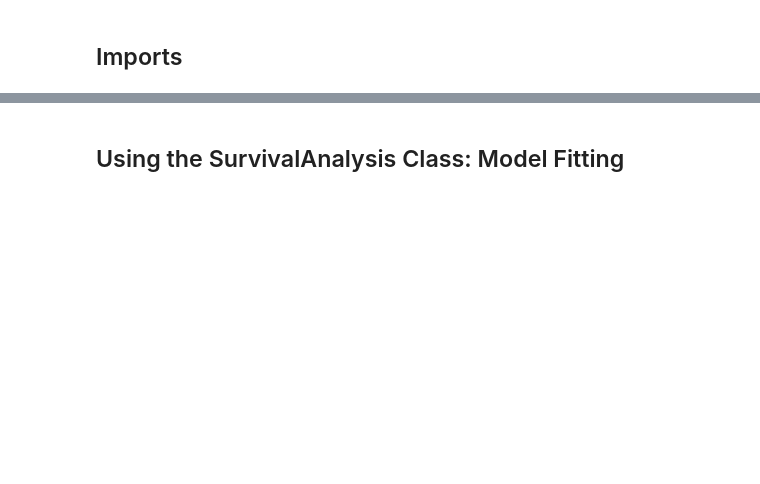
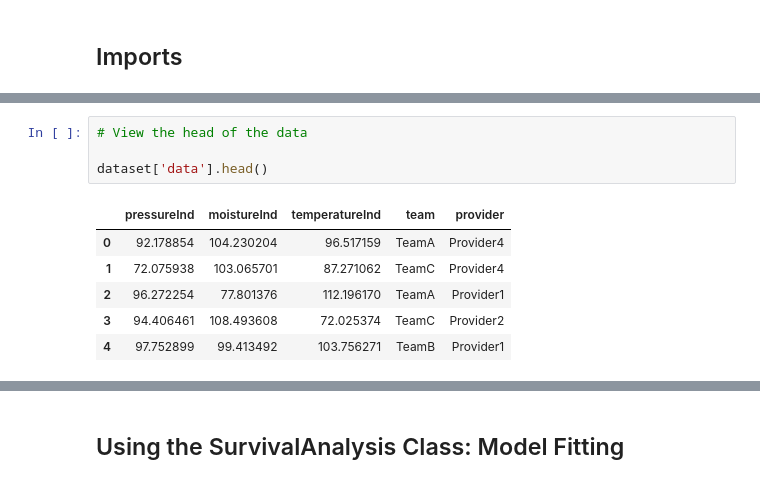
Before and after one commit to Aimpoint-Digital/apd-crs, a Jupyter notebook: docs/tutorials/Manufacturing.ipynb, the cells around one changed output, grey strips where cells are left out. Saved outputs shown, nothing was run; the diff lists cells and outputs as text; blank space fills up the shorter version.

```diff
--- a/docs/tutorials/Manufacturing.ipynb
+++ b/docs/tutorials/Manufacturing.ipynb
@@ -29,0 +58,11 @@ from sklearn.model_selection import train_test_split
+# %%
+# View the head of the data
+
+dataset['data'].head()
+# %% [output]
+|  | pressureInd | moistureInd | temperatureInd | team | provider |
+| 0 | 92.178854 | 104.230204 | 96.517159 | TeamA | Provider4 |
+| 1 | 72.075938 | 103.065701 | 87.271062 | TeamC | Provider4 |
+| 2 | 96.272254 | 77.801376 | 112.196170 | TeamA | Provider1 |
+| 3 | 94.406461 | 108.493608 | 72.025374 | TeamC | Provider2 |
+| 4 | 97.752899 | 99.413492 | 103.756271 | TeamB | Provider1 |
```
Also changed, not shown: parts of 46 cells of this notebook.
